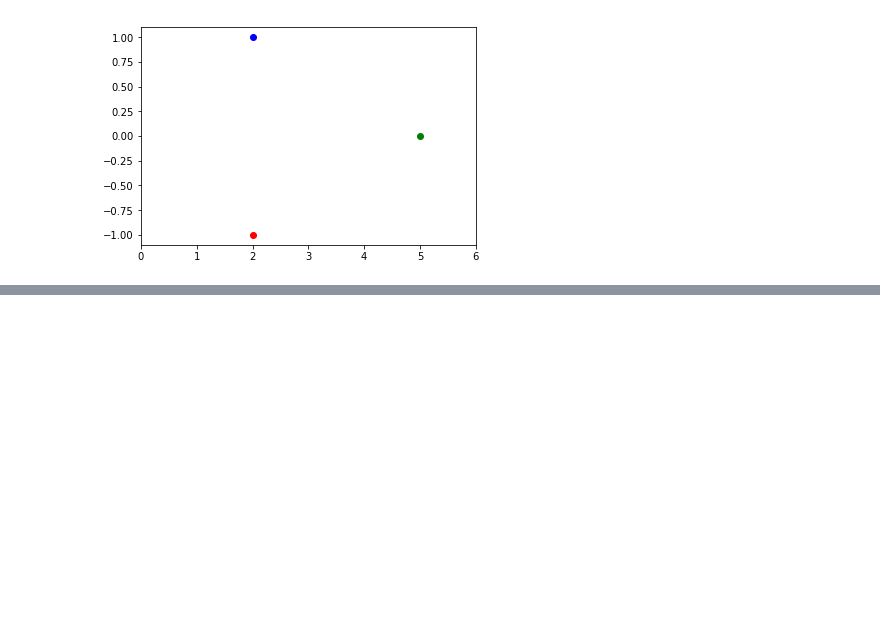
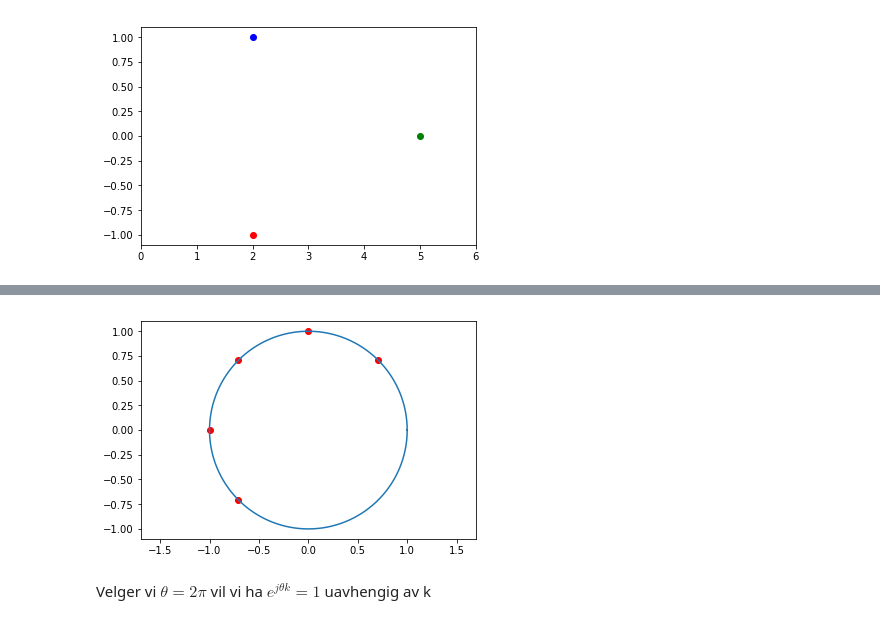
Before and after one commit to matkir/Master_subjects, a Jupyter notebook: INF4470/week1/Assignment1.ipynb, the cells around one changed output, grey strips where cells are left out. Drawn from its saved outputs; the diff is of its cells as text; code cells hidden in the pictures; blank space fills up the shorter version.

```diff
--- a/INF4470/week1/Assignment1.ipynb
+++ b/INF4470/week1/Assignment1.ipynb
@@ -167,3 +228,24 @@ plt.show()
+# %%
+from numpy import *
+import matplotlib.pyplot as plt
+
+k=array([1,2,3,4,5])
+theta=pi/4
+tmp1=cos(theta*k)
+tmp2=sin(theta*k)
+
+
+plt.plot(tmp1,tmp2,'ro')
+
+t=linspace(0,2*pi,10000)
+plt.plot(cos(t),sin(t))
+
+plt.axis('equal')
+plt.show()
+# %% [output]
+[figure, added]
+# %% [markdown]
+Velger vi $\theta = 2\pi$ vil vi ha $e^{j\theta k}=1$ uavhengig av k
 # %% [markdown]
 ## Oppgave 5 Regning med komplekse tall
 ### a)
```
Also changed, not shown: parts of 8 cells of this notebook, 7 other files.
